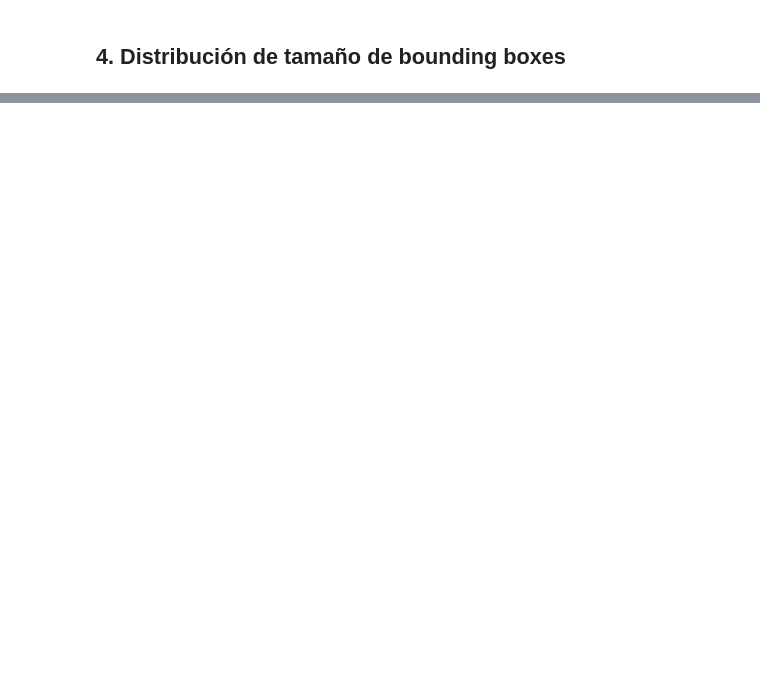
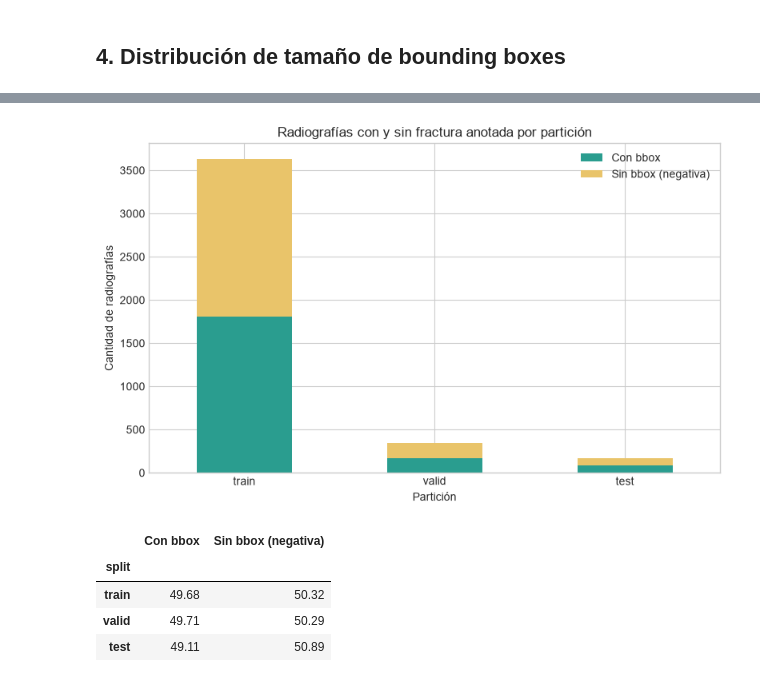
Before and after one commit to leandroabritez/VPCII_TP_CEIA, a Jupyter notebook: notebooks/01_EDA.ipynb, the cells around one changed output, grey strips where cells are left out. Saved outputs shown, nothing was run; the diff lists cells and outputs as text; code cells hidden in the pictures; blank space fills up the shorter version.

Commit message:
feat(eda): integrar EDA y validaciones sin corromper el classmap

```diff
--- a/notebooks/01_EDA.ipynb
+++ b/notebooks/01_EDA.ipynb
@@ -106,18 +81,0 @@ test        169           96                   86                  0.5700
-# %%
-fig, axes = plt.subplots(3, 1, figsize=(5 * len(SPLITS), 15), sharey=False)
-
-for ax, split in zip(axes, SPLITS):
-    counts = dfs[split]['class_name'].value_counts()
-    bars = ax.bar(counts.index, counts.values, edgecolor='black', linewidth=0.8)
-    ax.set_title(f'{split.capitalize()}  ({img_counts[split]} imgs)', fontsize=12, fontweight='bold')
-    ax.set_ylabel('Anotaciones')
-    ax.set_xlabel('Clase')
-    for bar in bars:
-        ax.text(bar.get_x() + bar.get_width() / 2, bar.get_height() + 1,
-                str(int(bar.get_height())), ha='center', va='bottom', fontsize=10)
-
-plt.suptitle('Distribución de clases por split', fontsize=14, fontweight='bold', y=1.02)
-plt.tight_layout()
-plt.savefig(RESULTS_DIR / '01_class_distribution.png', dpi=150, bbox_inches='tight')
-plt.show()
-print('✓ Guardado en results/01_class_distribution.png')
@@ -291,0 +326,14 @@ print('✓ Guardado en results/01_pixel_histogram.png')
+# %%
+positive_negative = split_summary_df[['images_with_boxes', 'images_without_boxes']].rename(columns={'images_with_boxes': 'Con bbox', 'images_without_boxes': 'Sin bbox (negativa)'})
+positive_negative.plot(kind='bar', stacked=True, figsize=(8, 5), color=['#2a9d8f', '#e9c46a'])
+plt.title('Radiografías con y sin fractura anotada por partición')
+plt.xlabel('Partición'); plt.ylabel('Cantidad de radiografías'); plt.xticks(rotation=0)
+plt.tight_layout(); plt.savefig('../results/01_positive_negative_per_split.png', dpi=150, bbox_inches='tight'); plt.show()
+display((positive_negative.div(positive_negative.sum(axis=1), axis=0) * 100).round(2))
+# %% [output]
+[figure, added]
+|  | Con bbox | Sin bbox (negativa) |
+| split |  |  |
+| train | 49.68 | 50.32 |
+| valid | 49.71 | 50.29 |
+| test | 49.11 | 50.89 |
```
Also changed, not shown: parts of 42 cells of this notebook, 5 other files.
